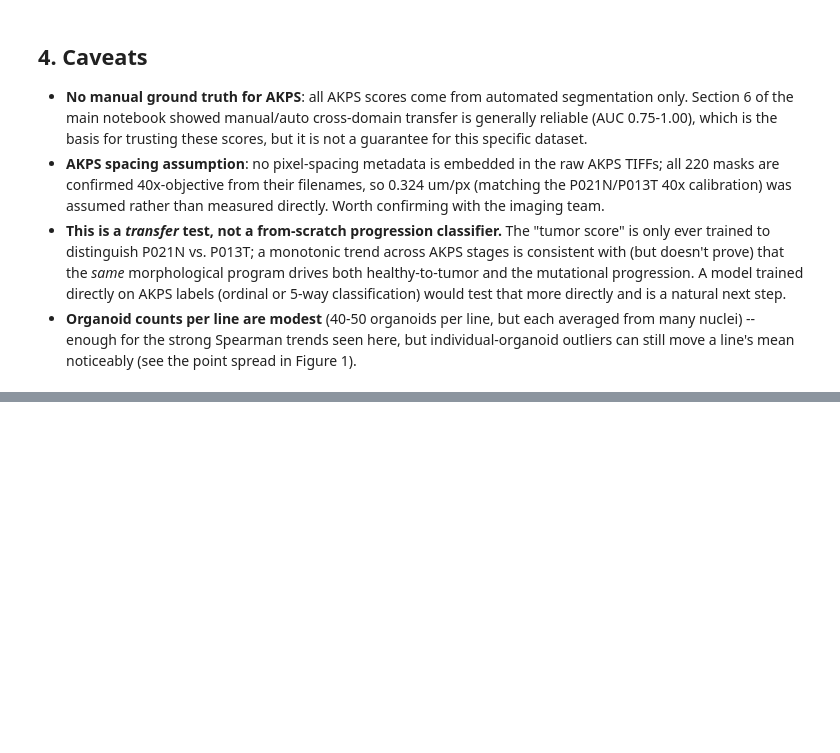
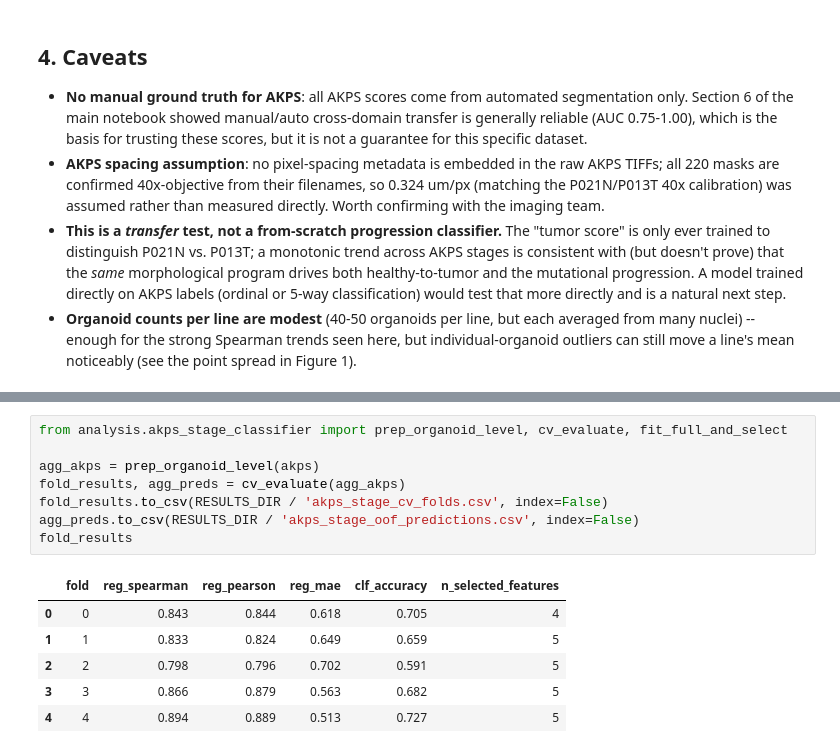
Before and after one commit to mario-koddenbrock/organoid_segmentation, a Jupyter notebook: notebooks/akps_progression.ipynb, the cells around one changed output, grey strips where cells are left out. Saved outputs shown, nothing was run; the diff lists cells and outputs as text; blank space fills up the shorter version.

```diff
--- a/notebooks/akps_progression.ipynb
+++ b/notebooks/akps_progression.ipynb
@@ -229,0 +251,15 @@ literature.
+# %%
+from analysis.akps_stage_classifier import prep_organoid_level, cv_evaluate, fit_full_and_select
+
+agg_akps = prep_organoid_level(akps)
+fold_results, agg_preds = cv_evaluate(agg_akps)
+fold_results.to_csv(RESULTS_DIR / 'akps_stage_cv_folds.csv', index=False)
+agg_preds.to_csv(RESULTS_DIR / 'akps_stage_oof_predictions.csv', index=False)
+fold_results
+# %% [output]
+|  | fold | reg_spearman | reg_pearson | reg_mae | clf_accuracy | n_selected_features |
+| 0 | 0 | 0.843 | 0.844 | 0.618 | 0.705 | 4 |
+| 1 | 1 | 0.833 | 0.824 | 0.649 | 0.659 | 5 |
+| 2 | 2 | 0.798 | 0.796 | 0.702 | 0.591 | 5 |
+| 3 | 3 | 0.866 | 0.879 | 0.563 | 0.682 | 5 |
+| 4 | 4 | 0.894 | 0.889 | 0.513 | 0.727 | 5 |
```
Also changed, not shown: parts of 9 cells of this notebook, 1 other file.
